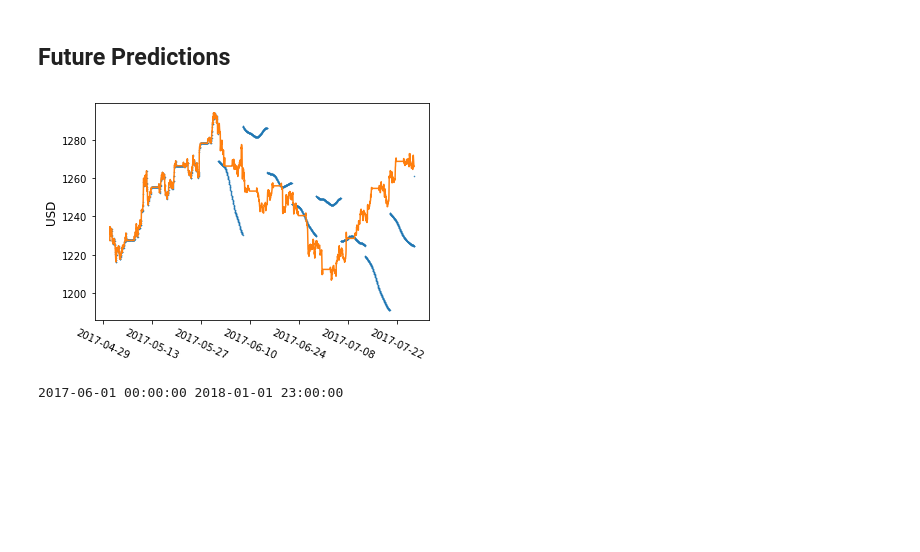
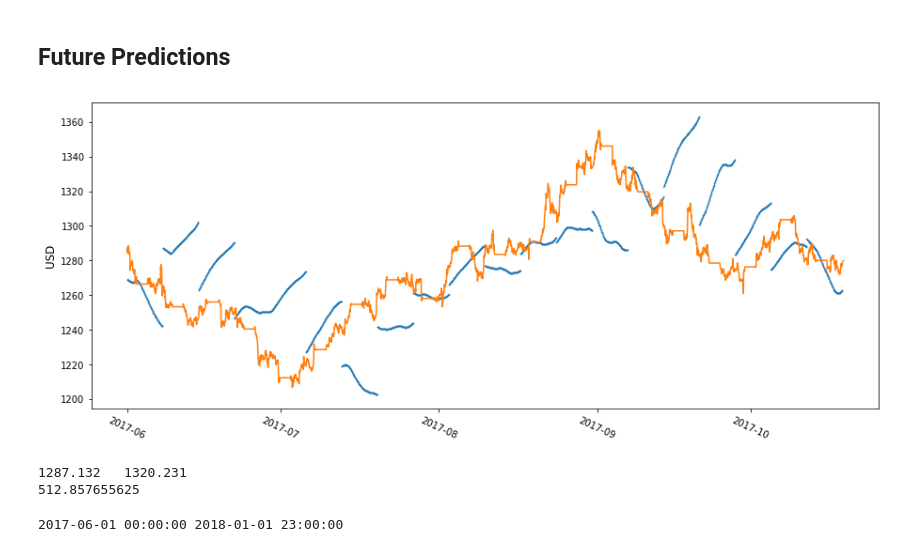
Before and after one commit to Teetertater/GoldGeld, a Jupyter notebook: lstm-test.ipynb, the cells around one changed output. Saved outputs shown, nothing was run; the diff lists cells and outputs as text; code cells hidden in the pictures; blank space fills up the shorter version.

Commit message:
1.05% ROI over 30 week period
Created simple trading strategy based on next week's predictions. Able to achieve 1.05% ROI over 30 week period
weights are included in weights-3

```diff
--- a/lstm-test.ipynb
+++ b/lstm-test.ipynb
@@ -185,7 +187,7 @@ def series_to_supervised(df, n_in=1, n_out=1, dropnan=False):
     return agg
 # %%
 #Add past hours of AvgTone and GoldsteinScale
-time_steps_back = 168
+time_steps_back = 168*3
 
 df2['Volume'] = df2['Volume'].fillna(1).apply(lambda v: (0 if v < 1 else math.log(v))/10)
 
@@ -289,6 +291,8 @@ train_X.dtype
 dtype('float64')
 # %%
 print(base_features)
+opt = optimizers.RMSprop(lr=0.001, rho=0.9, epsilon=None, decay=0.0)
+
 model = Sequential()
 model.add(LSTM(len(base_features)*10, input_shape=(train_X.shape[1], train_X.shape[2]), return_sequences=True))
 #model.add(Dropout(0.1))
@@ -298,6 +302,6 @@ model.add(LSTM(100, return_sequences=True))
 #model.add(Dropout(0.1))
 model.add(LSTM(100))
 model.add(Dense(len(prediction_columns), activation='linear'))
-model.compile(loss='mse', optimizer='rmsprop')
+model.compile(loss='mse', optimizer=opt, metrics=['mse', 'acc'])
 # %% [output]
 ['Volume', 'GoldsteinScale', 'AvgTone', 'QuadClass_1', 'QuadClass_2', 'QuadClass_3', 'RootEvent_TF_1', 'Open', 'Close', 'FromMonday', 'Weekday']
@@ -335,2 +359,2 @@ Epoch 00012: early stopping
 # %%
-model.load_weights("weights-2.hdf5")
+model.load_weights("weights-3.hdf5")
@@ -339,19 +381,17 @@ IndexError: list index out of range
 # %%
 # make a prediction
+scale_factor = 0.02
+
 yhat = pd.DataFrame(model.predict(test_X))
 yhat.columns = prediction_columns
 yhat = yhat.set_index(test.index)
-yhat['future_close'] = yhat['future_close']/15
+yhat = yhat*scale_factor
 
-last_df = pd.DataFrame({}).append(pretrainDf)
 pred_start_date = yhat.index[0]
 pred_end_date = yhat.index[-1]
 
-pred_appended = last_df
-#pred_appended = pred_appended.rename(columns={'future_close': 'truth'})
-
+pred_appended = pd.DataFrame({}).append(pretrainDf)
 col = pd.concat([pred_appended['future_close'].loc[:(pred_start_date - datetime.timedelta(hours=1))], yhat['future_close']], axis=0)
-
 pred_appended = pred_appended.loc[:pred_end_date]
 pred_appended['prediction'] = col.values
 
@@ -364,16 +404,31 @@ yhat['prediction'][:pred_start_date] = yhat['pred2'][:pred_start_date]
 w = 168
 diff = (pred_end_date - pred_start_date)
 total_steps = int(diff.days * 24 + diff.seconds // 3600)
-print(total_steps)
+
+predicted_weekly_deltas = [] #tuple3(start date, end date, difference in predicted price)
 
 for i in range(0, math.ceil(total_steps/w)):
     s = pred_start_date + datetime.timedelta(hours=w*i)
     e = pred_start_date + datetime.timedelta(hours=w*(i+1))
 
     yhat[s:e] = unscale(yhat[s:e], ['prediction'], tempdf.loc[s])
-    #yhat[pred_start_date:] = unscale(yhat[pred_start_date:], ['prediction'], tempdf.iloc[0])
+
+    try:
+        predicted_weekly_deltas.append((s, e, (yhat['prediction'].loc[e] - yhat['prediction'].loc[s])))
+    except:
+        break
 
 yhat['future_close'] = ((yhat['future_close']/100)*yhat['Close']) + yhat['Close']
+#print(yhat[['Close', 'prediction', 'future_close']][:-168].tail(10))
 
-yhat[['Close', 'prediction', 'future_close']][:-168].tail(10)
+wallet = (100.0, 0.0)
+print(wallet)
+
+invest_seq = invest_path_sim(predicted_weekly_deltas, wallet, yhat['future_close'])
+plt.figure(figsize=(5,5))
+plt.plot([c[0] for c in invest_seq], label='cash')
+plt.plot([g[1]*1000 for g in invest_seq], label='gold')
+plt.legend(loc='upper left')
+plt.show()
+print(invest_seq[-1])
 # %% [output]
@@ -396,16 +460,25 @@ See the caveats in the documentation: http://pandas.pydata.org/pandas-docs/stabl
 ## Future Predictions
 # %%
 offset = 0
-i = yhat.loc['2017-05':'2017-07'].index[:-119]
+начало = pred_start_date + datetime.timedelta(weeks = 0)
+конец = начало + datetime.timedelta(weeks = 20)
+i = yhat.loc[начало:конец].index[:]
 t = yhat[i[0]:i[-1]]['prediction']
 p = yhat[i[0]:i[-1]]['future_close']
+plt.figure(figsize=(15,6))
 plt.xticks(rotation=-25)
 plt.ylabel('USD', fontsize=12)
 plt.plot(i, t + offset, linestyle='None',marker='.', markersize=1)
 plt.plot(i, p)
 plt.show()
 # %% [output]
-[figure, old version]
+[figure, new version]
+# %%
+print(yhat['future_close'][pred_start_date], ' ' , yhat['future_close'][pred_end_date])
+print(500/yhat['future_close'][pred_start_date]*yhat['future_close'][pred_end_date])
+# %% [output]
+1287.132   1320.231
+512.857655625
 # %%
 print(pred_start_date, pred_end_date)
 # %% [output]
```
Also changed, not shown: parts of 11 cells of this notebook.
